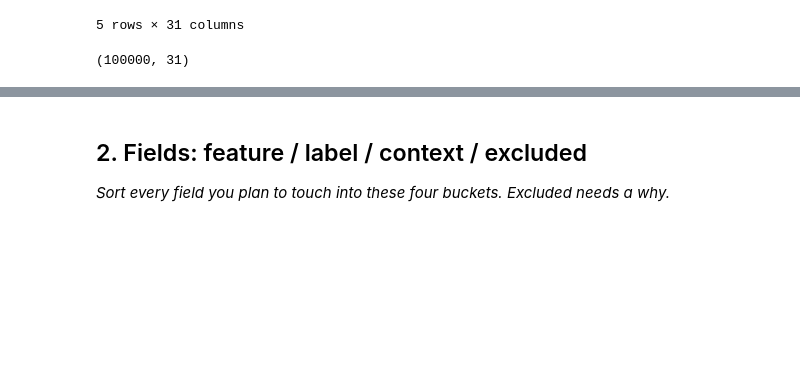
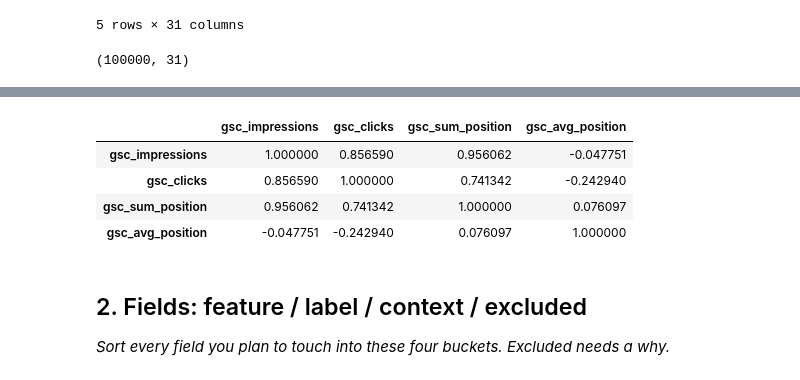
Before and after one commit to Maryam-Shile/flyrank_ml_internship, a Jupyter notebook: work/notebooks/w03_data_contract.ipynb, the cells around one changed output, grey strips where cells are left out. Saved outputs shown, nothing was run; the diff lists cells and outputs as text; code cells hidden in the pictures; blank space fills up the shorter version.

```diff
--- a/work/notebooks/w03_data_contract.ipynb
+++ b/work/notebooks/w03_data_contract.ipynb
@@ -80,0 +47,4 @@ snapshot_df = df[df['report_date'] == '2025-03-16 00:00:00'].copy()
+# %%
+df_drop= df.drop(columns = ['client_hash_id', 'content_hash_id', 'month', 'client_has_gsc', 'client_has_ga4', 'gsc_data_available', 'ga4_data_available'], axis = 1).copy()
+
+df_mean = df_drop.groupby(['report_date']).mean()
@@ -80,0 +57,8 @@ snapshot_df = df[df['report_date'] == '2025-03-16 00:00:00'].copy()
+# %%
+df_corr
+# %% [output]
+|  | gsc_impressions | gsc_clicks | gsc_sum_position | gsc_avg_position |
+| gsc_impressions | 1.000000 | 0.856590 | 0.956062 | -0.047751 |
+| gsc_clicks | 0.856590 | 1.000000 | 0.741342 | -0.242940 |
+| gsc_sum_position | 0.956062 | 0.741342 | 1.000000 | 0.076097 |
+| gsc_avg_position | -0.047751 | -0.242940 | 0.076097 | 1.000000 |
```
Also changed, not shown: parts of 12 cells of this notebook.
